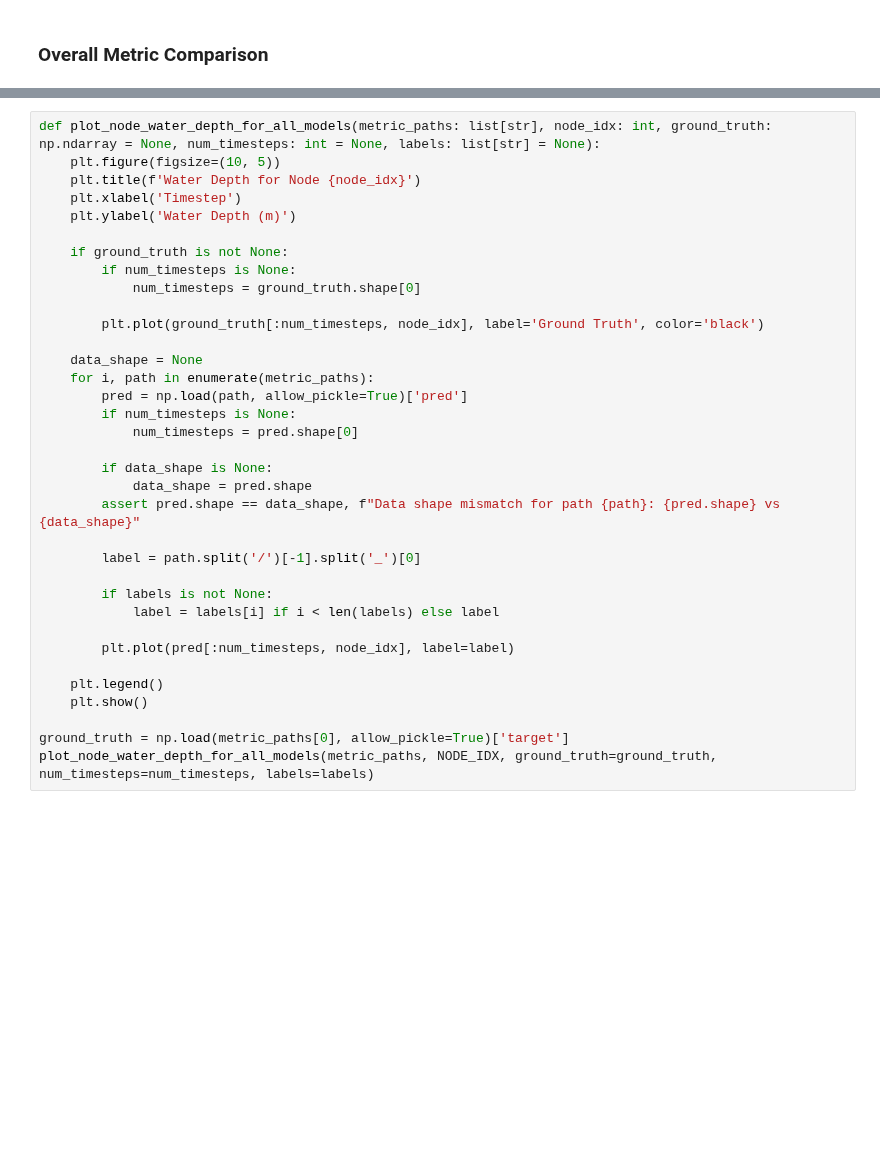
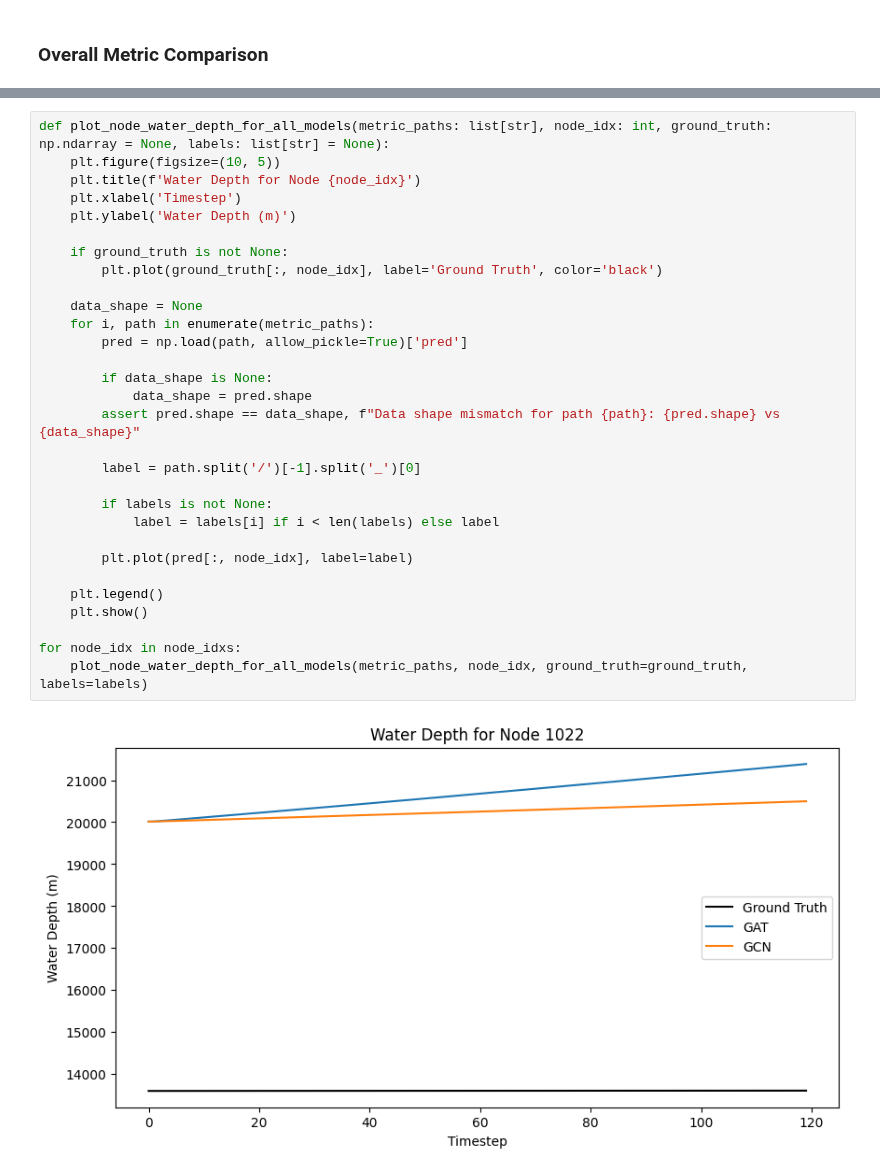
Before and after one commit to acostacos/dual_flood_gnn, a Jupyter notebook: view_results.ipynb, the cells around one changed output, grey strips where cells are left out. Drawn from its saved outputs; the diff is of its cells as text; blank space fills up the shorter version.

```diff
--- a/view_results.ipynb
+++ b/view_results.ipynb
@@ -122,35 +137,32 @@ print(f"Peak water depth for node {NODE_IDX}: {peak_wd} (timestep {peak_wd_times
 # %%
-def plot_node_water_depth_for_all_models(metric_paths: list[str], node_idx: int, ground_truth: np.ndarray = None, num_timesteps: int = None, labels: list[str] = None):
+def plot_node_water_depth_for_all_models(metric_paths: list[str], node_idx: int, ground_truth: np.ndarray = None, labels: list[str] = None):
     plt.figure(figsize=(10, 5))
     plt.title(f'Water Depth for Node {node_idx}')
     plt.xlabel('Timestep')
     plt.ylabel('Water Depth (m)')
 
     if ground_truth is not None:
-        if num_timesteps is None:
-            num_timesteps = ground_truth.shape[0]
-
-        plt.plot(ground_truth[:num_timesteps, node_idx], label='Ground Truth', color='black')
+        plt.plot(ground_truth[:, node_idx], label='Ground Truth', color='black')
 
     data_shape = None
     for i, path in enumerate(metric_paths):
         pred = np.load(path, allow_pickle=True)['pred']
-        if num_timesteps is None:
-            num_timesteps = pred.shape[0]
 
         if data_shape is None:
             data_shape = pred.shape
         assert pred.shape == data_shape, f"Data shape mismatch for path {path}: {pred.shape} vs {data_shape}"
 
         label = path.split('/')[-1].split('_')[0]
 
         if labels is not None:
             label = labels[i] if i < len(labels) else label
 
-        plt.plot(pred[:num_timesteps, node_idx], label=label)
+        plt.plot(pred[:, node_idx], label=label)
 
     plt.legend()
     plt.show()
 
-ground_truth = np.load(metric_paths[0], allow_pickle=True)['target']
-plot_node_water_depth_for_all_models(metric_paths, NODE_IDX, ground_truth=ground_truth, num_timesteps=num_timesteps, labels=labels)
+for node_idx in node_idxs:
+    plot_node_water_depth_for_all_models(metric_paths, node_idx, ground_truth=ground_truth, labels=labels)
+# %% [output]
+[figure, added]
```
Also changed, not shown: parts of 7 cells of this notebook, 1 other file.
